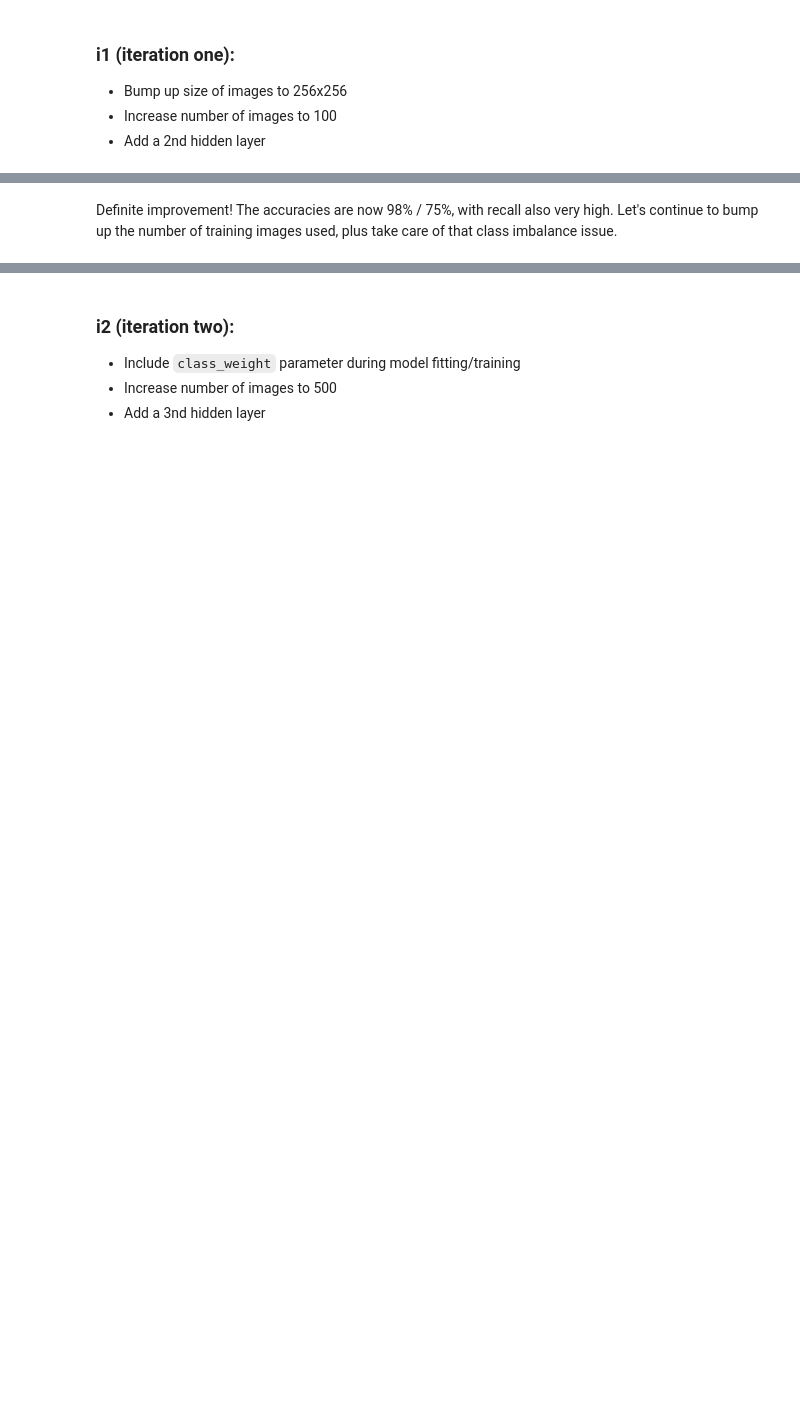
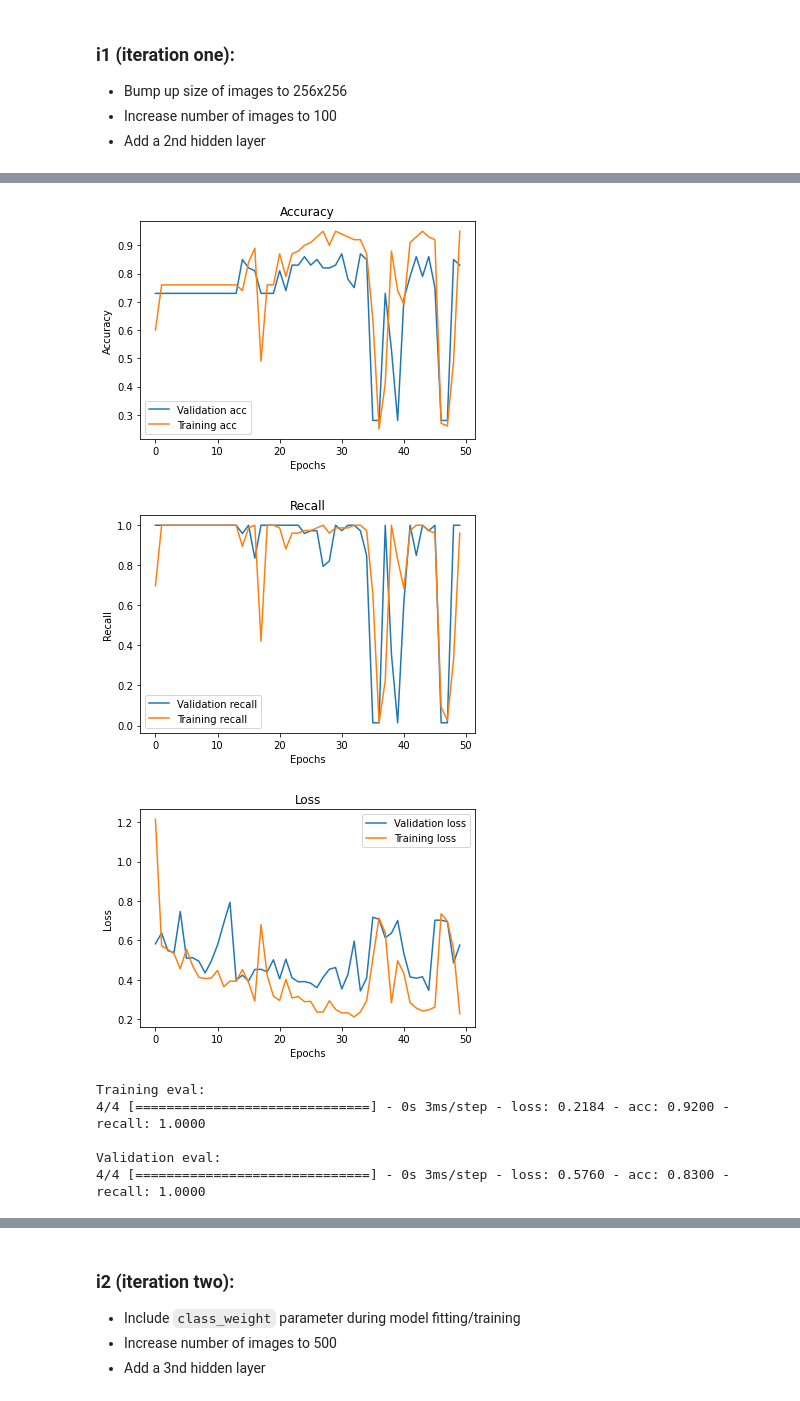
Before and after one commit to ericdnbn/image_classifier_pneumonia, a Jupyter notebook: markowitz_working_nb.ipynb, the cells around one changed output, grey strips where cells are left out. Cells and saved outputs as stored; diff of their text form; code cells hidden in the pictures; blank space fills up the shorter version.

```diff
--- a/markowitz_working_nb.ipynb
+++ b/markowitz_working_nb.ipynb
@@ -395,3 +362,3 @@ def preprocess_dense_data(train_dir=train_dir,
 # %%
-i1_X_train, i1_X_val, i1_X_test, i1_train_labels, i1_val_labels, i1_test_labels = preprocess_dense_data(process_test=True)
+i1_X_train, i1_X_val, i1_train_labels, i1_val_labels = preprocess_dense_data()
 # %% [output]
@@ -443,2 +408,0 @@ Epoch 50/50
-# %%
-visualize_training_results(i1_history)
@@ -459,2 +409,11 @@ i1_model.evaluate(i1_X_val, i1_val_labels)
-# %% [markdown]
-Definite improvement! The accuracies are now 98% / 75%, with recall also very high. Let's continue to bump up the number of training images used, plus take care of that class imbalance issue.
+# %%
+visualize_training_results(i1_history, i1_model, i1_X_train, i1_train_labels, i1_X_val, i1_val_labels)
+# %% [output]
+[figure, added]
+[figure, added]
+[figure, added]
+Training eval:
+4/4 [==============================] - 0s 3ms/step - loss: 0.2184 - acc: 0.9200 - recall: 1.0000
+
+Validation eval:
+4/4 [==============================] - 0s 3ms/step - loss: 0.5760 - acc: 0.8300 - recall: 1.0000
```
Also changed, not shown: parts of 44 cells of this notebook, 2 other files.
